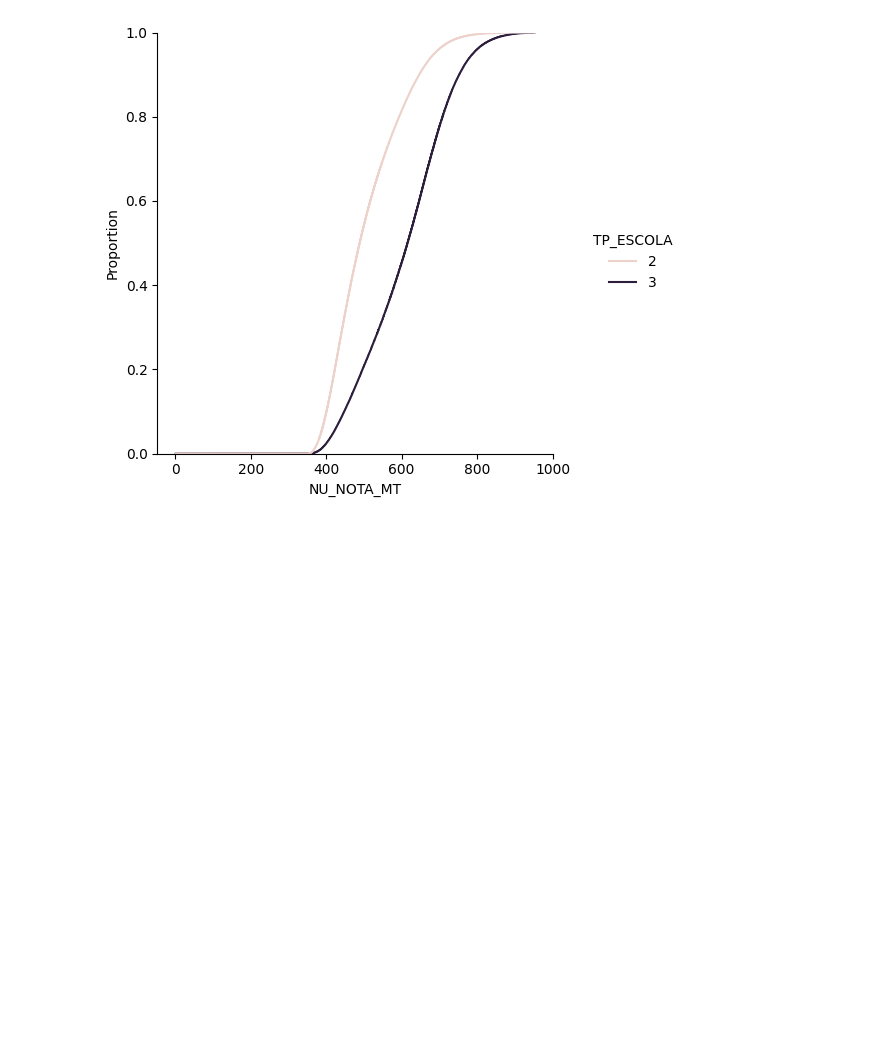
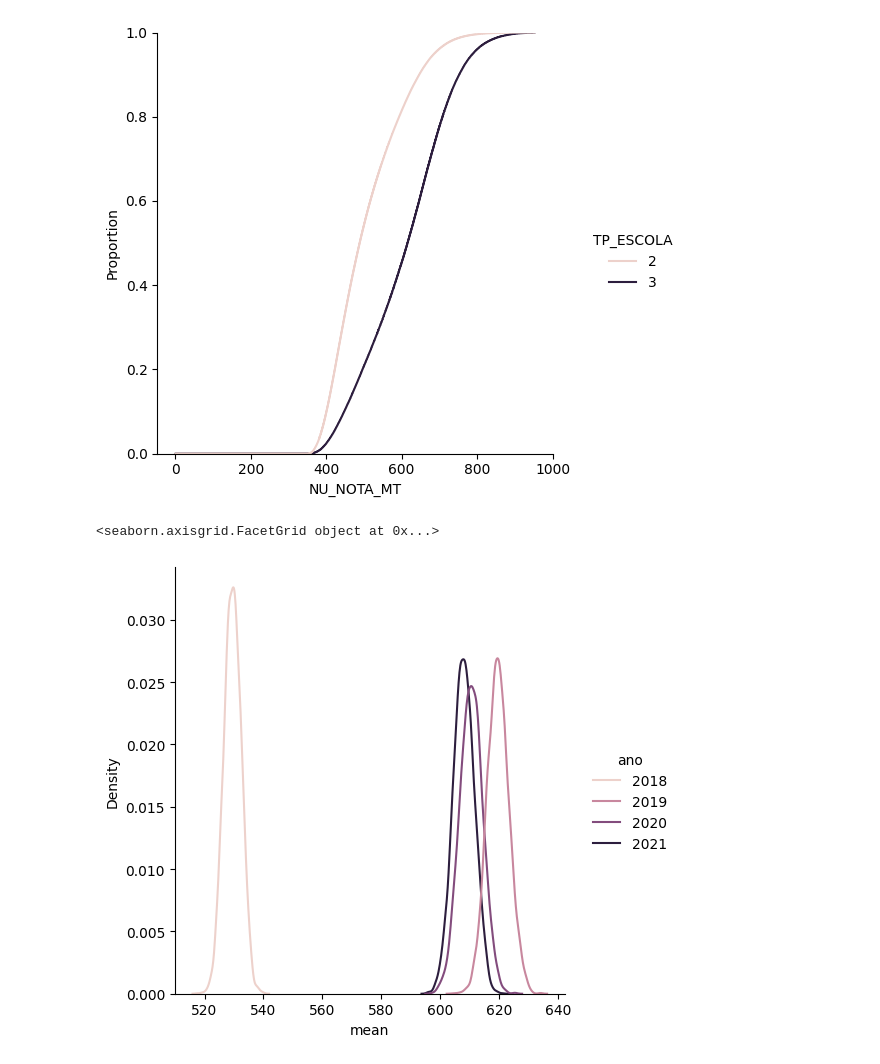
Before and after one commit to gsamaro/tcc-univesp, a Jupyter notebook: notebooks/eda_escolas_publicas.ipynb, the cells around one changed output. Saved outputs shown, nothing was run; the diff lists cells and outputs as text; code cells hidden in the pictures; blank space fills up the shorter version.

```diff
--- a/notebooks/eda_escolas_publicas.ipynb
+++ b/notebooks/eda_escolas_publicas.ipynb
@@ -2,8 +2,11 @@
 import seaborn as sns
 import numpy as np
 import matplotlib.pyplot as plt
+plt.rcParams['figure.figsize']=(15,5)
 import pandas as pd
 
 import plotly.express as px
 import plotly.graph_objects as go
+
+from scipy.stats import ttest_ind
 # %% [output]
@@ -11,4 +14,5 @@ import plotly.graph_objects as go
                                np.bool8: (False, True),
 # %%
 df = catalog.load("MICRODADOS_ENEM")
+df_sample_all_years = catalog.load("sample_all_year_adjusted")
 # %% [output]
@@ -30,3 +44,8 @@ sns.displot(data=df.query("NU_ANO == 2021 and TP_ESCOLA in [2,3]"), x="NU_NOTA_M
 sns.displot(data=df.query("NU_ANO == 2021 and TP_ESCOLA in [2,3]"), x="NU_NOTA_MT", hue="TP_ESCOLA", kind="ecdf");
 # %% [output]
 [figure]
+# %%
+sns.displot(data=df_sample_all_years.query("tp_escola == 'privado'"), x="mean", hue="ano", kind="kde")
+# %% [output]
+<seaborn.axisgrid.FacetGrid object at 0x...>
+[figure, added]
```
Also changed, not shown: parts of 10 cells of this notebook, 3 other files.
